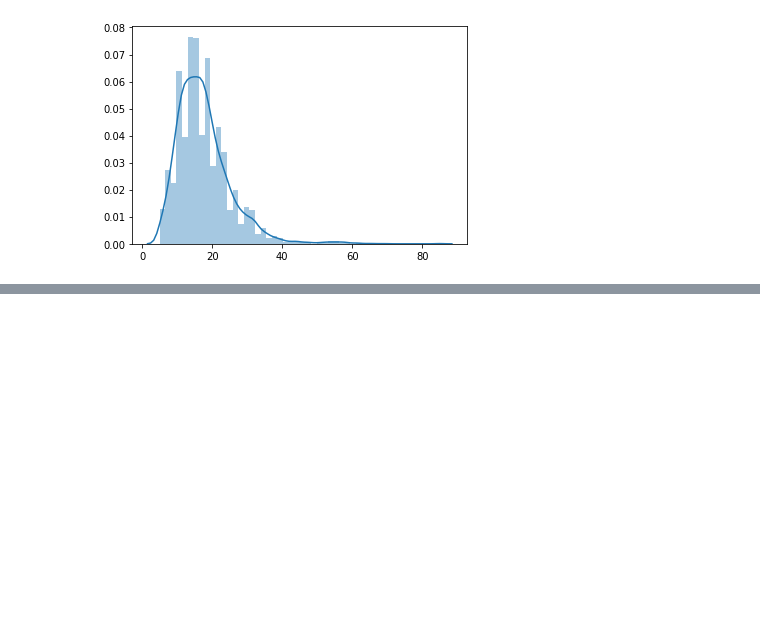
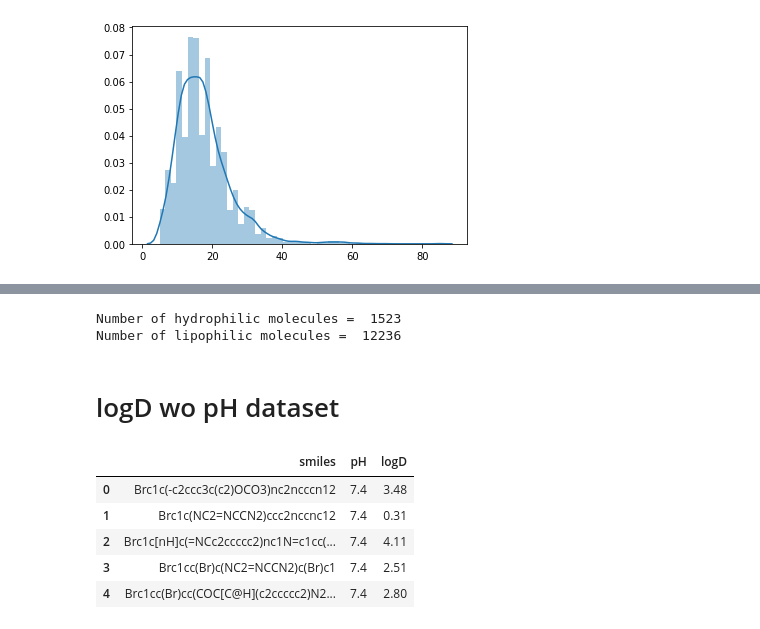
Before and after one commit to VEK239/StructGNN-lipophilicity, a Jupyter notebook: notebooks/17_create_datasets_wo_averaging.ipynb, the cells around one changed output, grey strips where cells are left out. Cells and saved outputs as stored; diff of their text form; code cells hidden in the pictures; blank space fills up the shorter version.

```diff
--- a/notebooks/17_create_datasets_wo_averaging.ipynb
+++ b/notebooks/17_create_datasets_wo_averaging.ipynb
@@ -118,0 +145,10 @@ sns.distplot(num_atoms)
+# %%
+print('Number of hydrophilic molecules = ', \
+      len(data[data[VALUE_COLUMN]<0]))
+print('Number of lipophilic molecules = ', \
+      len(data[data[VALUE_COLUMN]>0]))
+# %% [output]
+Number of hydrophilic molecules =  1523
+Number of lipophilic molecules =  12236
+# %% [markdown]
+# logD wo pH dataset
@@ -118,0 +159,6 @@ sns.distplot(num_atoms)
+# %%
+DATA_PATH = "../data/3_final_data/"
+DATASET_OUTPUT_PATH = '../data/3_final_data/'
+SMILES_COLUMN = 'smiles'
+VALUE_COLUMN = 'logD'
+PH_COLUMN = 'pH'
@@ -118,0 +167,9 @@ sns.distplot(num_atoms)
+# %%
+logd_ph_data.head()
+# %% [output]
+|  | smiles | pH | logD |
+| 0 | Brc1c(-c2ccc3c(c2)OCO3)nc2ncccn12 | 7.4 | 3.48 |
+| 1 | Brc1c(NC2=NCCN2)ccc2nccnc12 | 7.4 | 0.31 |
+| 2 | Brc1c[nH]c(=NCc2ccccc2)nc1N=c1cc(... | 7.4 | 4.11 |
+| 3 | Brc1cc(Br)c(NC2=NCCN2)c(Br)c1 | 7.4 | 2.51 |
+| 4 | Brc1cc(Br)cc(COC[C@H](c2ccccc2)N2... | 7.4 | 2.80 |
```
Also changed, not shown: parts of 24 cells of this notebook, 8 other files.
